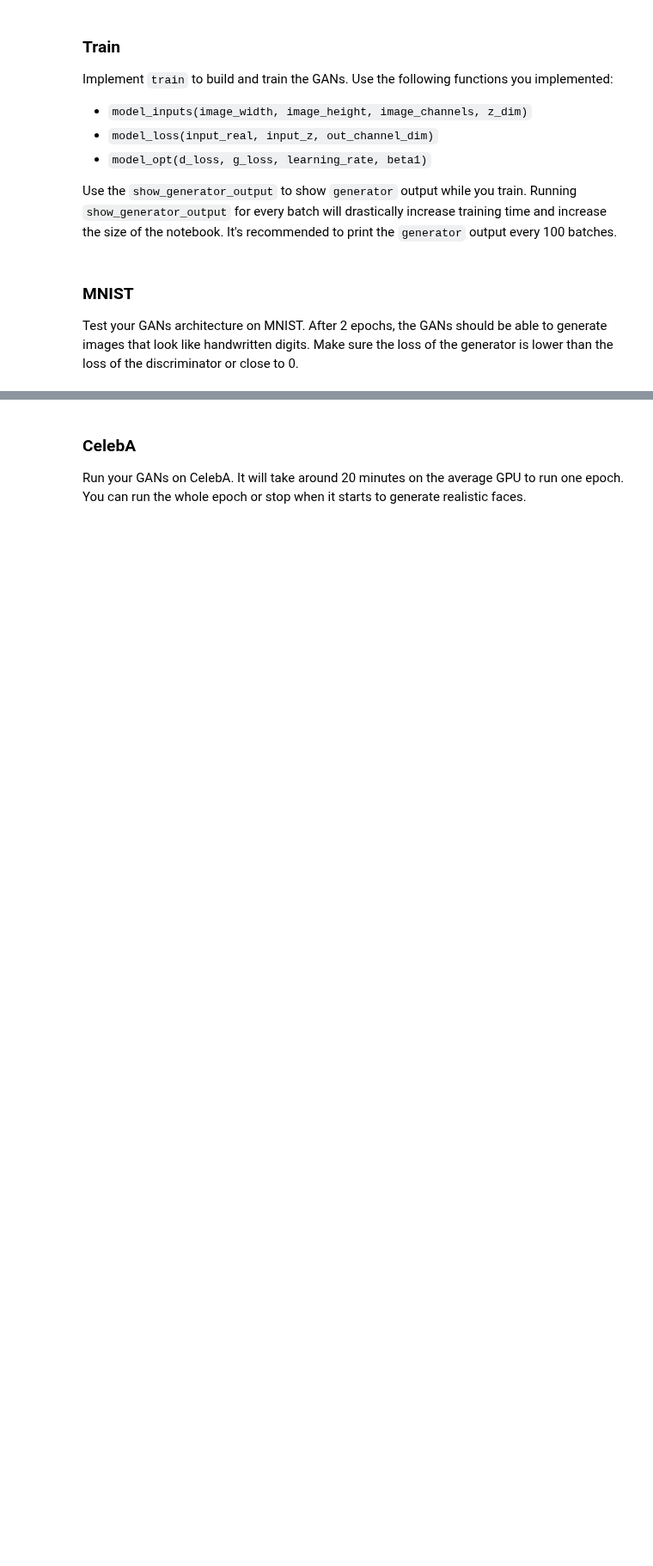
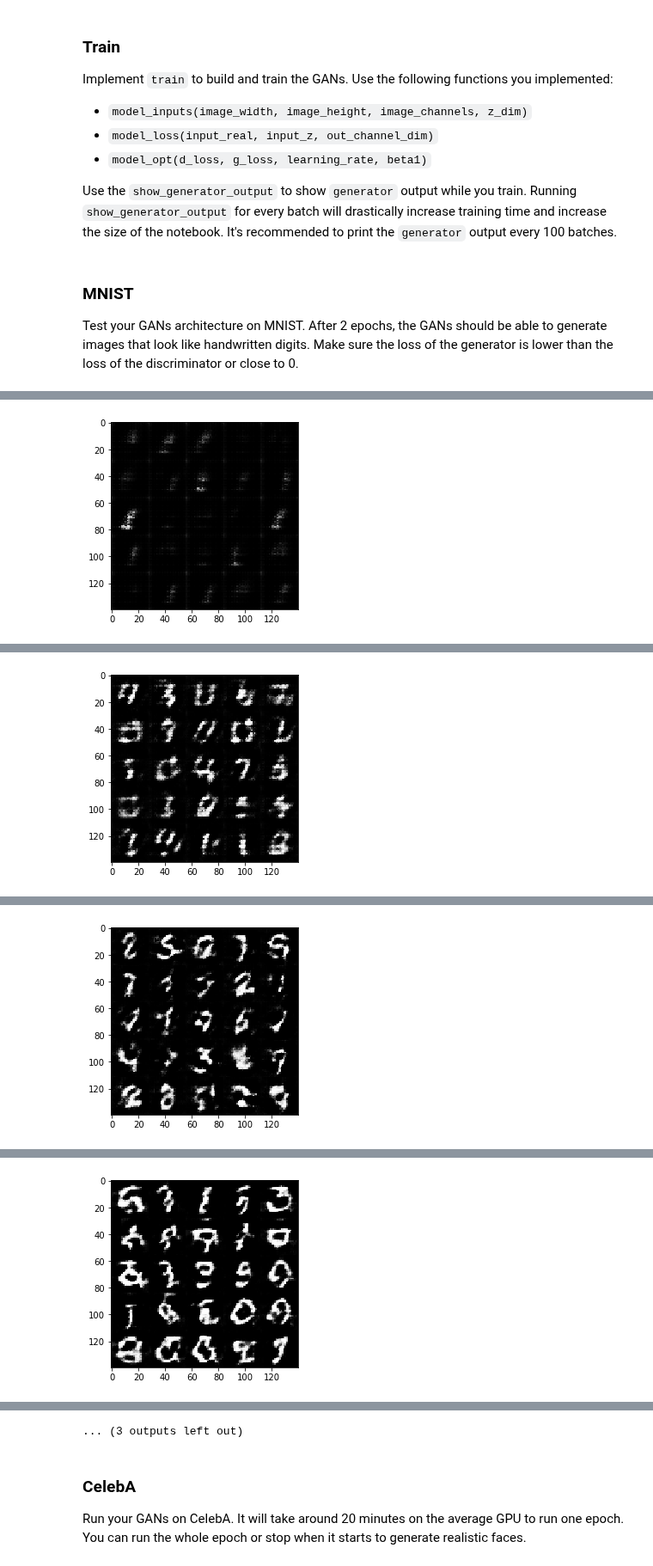
Before and after one commit to JavascriptMick/deeplearning, a Jupyter notebook: face_generation/dlnd_face_generation.ipynb, the cells around one changed output, grey strips where cells are left out. Shown at 86% size. Cells and saved outputs as stored; diff of their text form; code cells hidden in the pictures; blank space fills up the shorter version.

```diff
--- a/face_generation/dlnd_face_generation.ipynb
+++ b/face_generation/dlnd_face_generation.ipynb
@@ -111,8 +116,10 @@ def model_inputs(image_width, image_height, image_channels, z_dim):
     :return: Tuple of (tensor of real input images, tensor of z data, learning rate)
     """
     # TODO: Implement Function
-
-    return None, None, None
+    inputs_real = tf.placeholder(dtype=tf.float32, shape=[None, image_height, image_width, image_channels], name='input_real')
+    inputs_z = tf.placeholder(dtype=tf.float32, shape=(None, z_dim), name='input_z')
+    learning_rate = tf.placeholder(dtype=tf.float32, name='learning_rate')
+    return inputs_real, inputs_z, learning_rate
 
 
 """
@@ -256,22 +342,45 @@ def train(epoch_count, batch_size, z_dim, learning_rate, beta1, get_batches, dat
     :param data_shape: Shape of the data
     :param data_image_mode: The image mode to use for images ("RGB" or "L")
     """
-    # TODO: Build Model
+    input_real, input_z, learningrate = model_inputs(data_shape[1], data_shape[2], data_shape[3], z_dim)
 
+    d_loss, g_loss = model_loss(input_real, input_z, data_shape[3])
+    d_opt, g_opt = model_opt(d_loss, g_loss, learningrate, beta1)
+    steps = 0
+    show_every=100
 
     with tf.Session() as sess:
         sess.run(tf.global_variables_initializer())
         for epoch_i in range(epoch_count):
             for batch_images in get_batches(batch_size):
-                # TODO: Train Model
+                steps += 1
+
+                batch_images *= 2
+
+                # random input sample for generator
+                batch_z = np.random.uniform(-1, 1, size=(batch_size, z_dim))
+
+                # 2 simultaneous optimisers
+                _ = sess.run(d_opt, feed_dict={input_real: batch_images, input_z: batch_z, learningrate: learning_rate})
+                _ = sess.run(g_opt, feed_dict={input_z: batch_z, input_real: batch_images, learningrate: learning_rate})
+
+                if steps % show_every == 0:
+                    train_loss_d = d_loss.eval({input_z: batch_z, input_real: batch_images})
+                    train_loss_g = g_loss.eval({input_z: batch_z})
+
+                    print("Epoch {}/{} Step {}...".format(epoch_i+1, epoch_count, steps),
+                          "Discrimnator Loss: {:.4f}...".format(train_loss_d),
+                          "Generator Loss: {:.4f}".format(train_loss_g))
+
+                    show_generator_output(sess, 25, input_z, data_shape[3], data_image_mode)
 # %% [markdown]
 ### MNIST
 Test your GANs architecture on MNIST.  After 2 epochs, the GANs should be able to generate images that look like handwritten digits.  Make sure the loss of the generator is lower than the loss of the discriminator or close to 0.
 # %%
-batch_size = None
-z_dim = None
-learning_rate = None
-beta1 = None
+batch_size = 32
+z_dim = 100
+learning_rate = 0.0005
+beta1 = 0.5
 
 
 """
@@ -283,3 +392,4 @@ mnist_dataset = helper.Dataset('mnist', glob(os.path.join(data_dir, 'mnist/*.jpg
 with tf.Graph().as_default():
     train(epochs, batch_size, z_dim, learning_rate, beta1, mnist_dataset.get_batches,
           mnist_dataset.shape, mnist_dataset.image_mode)
+# %% [output]
@@ -285,0 +397 @@ with tf.Graph().as_default():
+[figure, added]
@@ -285,0 +399 @@ with tf.Graph().as_default():
+[figure, added]
@@ -285,0 +401 @@ with tf.Graph().as_default():
+[figure, added]
@@ -285,0 +403 @@ with tf.Graph().as_default():
+[figure, added]
@@ -286,3 +408,4 @@ with tf.Graph().as_default():
+... (3 outputs left out)
 # %% [markdown]
 ### CelebA
 Run your GANs on CelebA.  It will take around 20 minutes on the average GPU to run one epoch.  You can run the whole epoch or stop when it starts to generate realistic faces.
```
Also changed, not shown: parts of 10 cells of this notebook, 1 other file.
